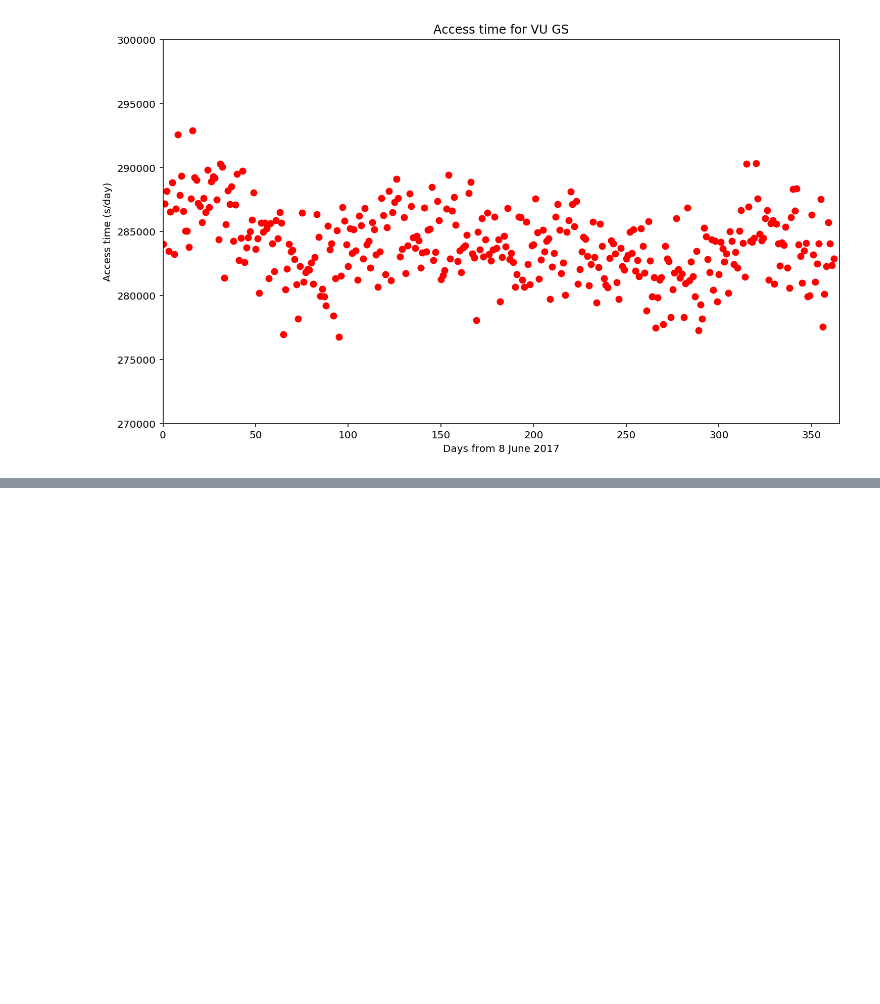
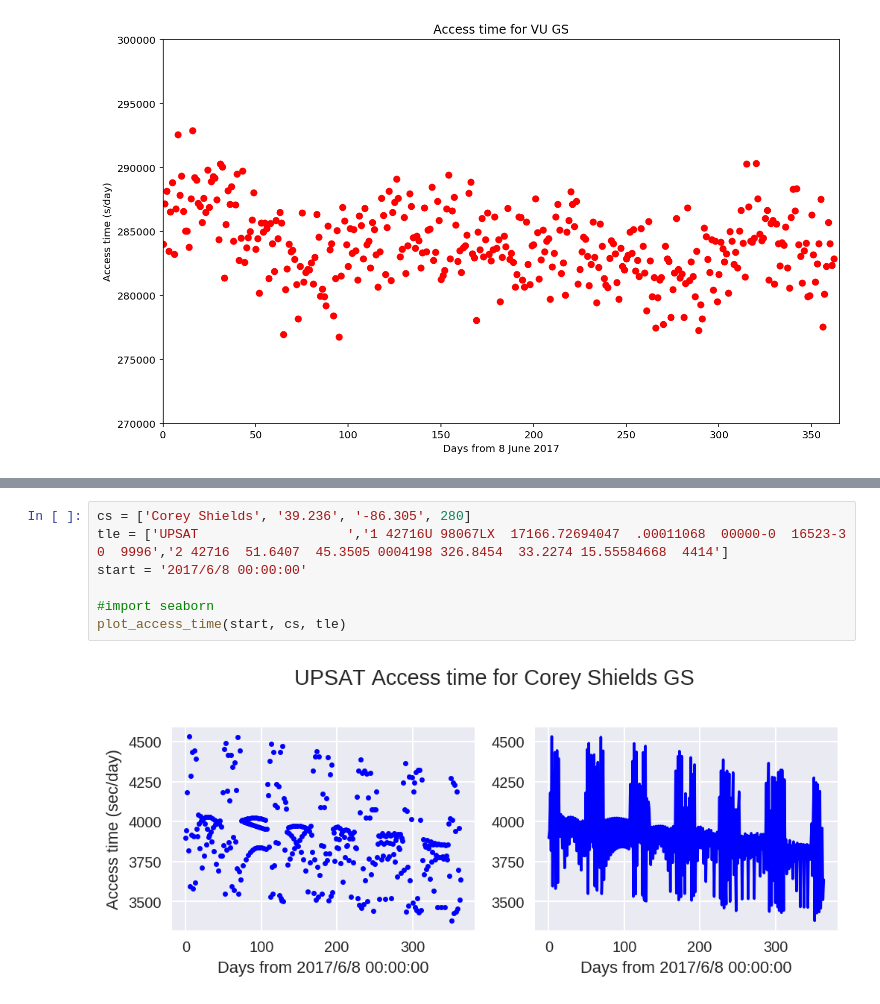
Before and after one commit to wiredlab/scheduling-bazaar, a Jupyter notebook: jupyter_notebooks/scheduling-questions-I.ipynb, the cells around one changed output, grey strips where cells are left out. Drawn from its saved outputs; the diff is of its cells as text; blank space fills up the shorter version.

```diff
--- a/jupyter_notebooks/scheduling-questions-I.ipynb
+++ b/jupyter_notebooks/scheduling-questions-I.ipynb
@@ -205,0 +321,9 @@ plt.show()
+# %%
+cs = ['Corey Shields', '39.236', '-86.305', 280]
+tle = ['UPSAT                   ','1 42716U 98067LX  17166.72694047  .00011068  00000-0  16523-3 0  9996','2 42716  51.6407  45.3505 0004198 326.8454  33.2274 15.55584668  4414']
+start = '2017/6/8 00:00:00'
+
+#import seaborn
+plot_access_time(start, cs, tle)
+# %% [output]
+[figure, added]
```
Also changed, not shown: parts of 6 cells of this notebook, 1 other file.
